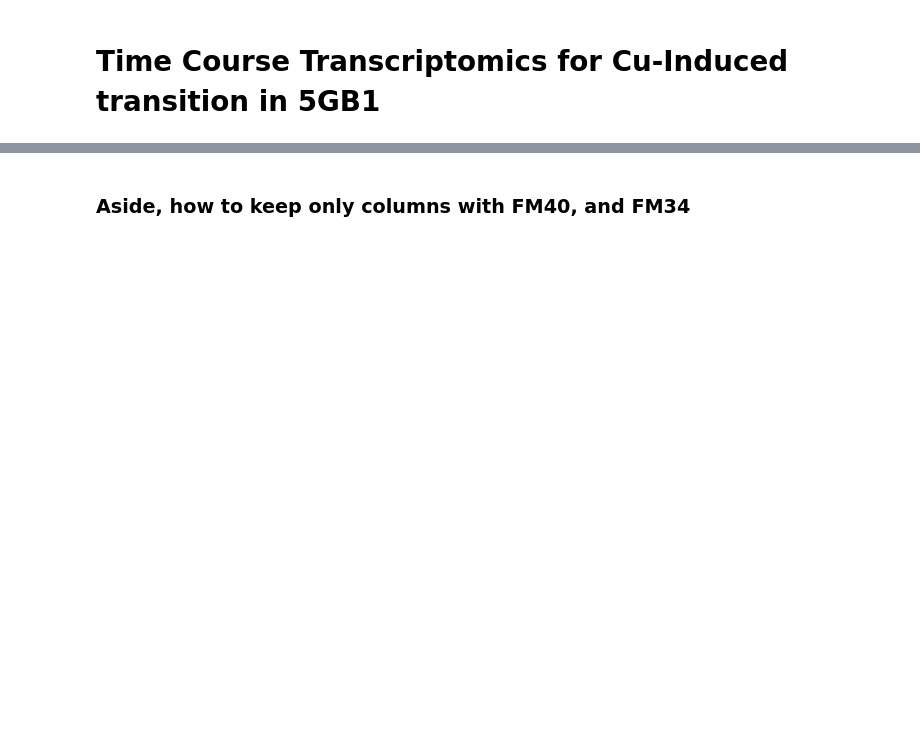
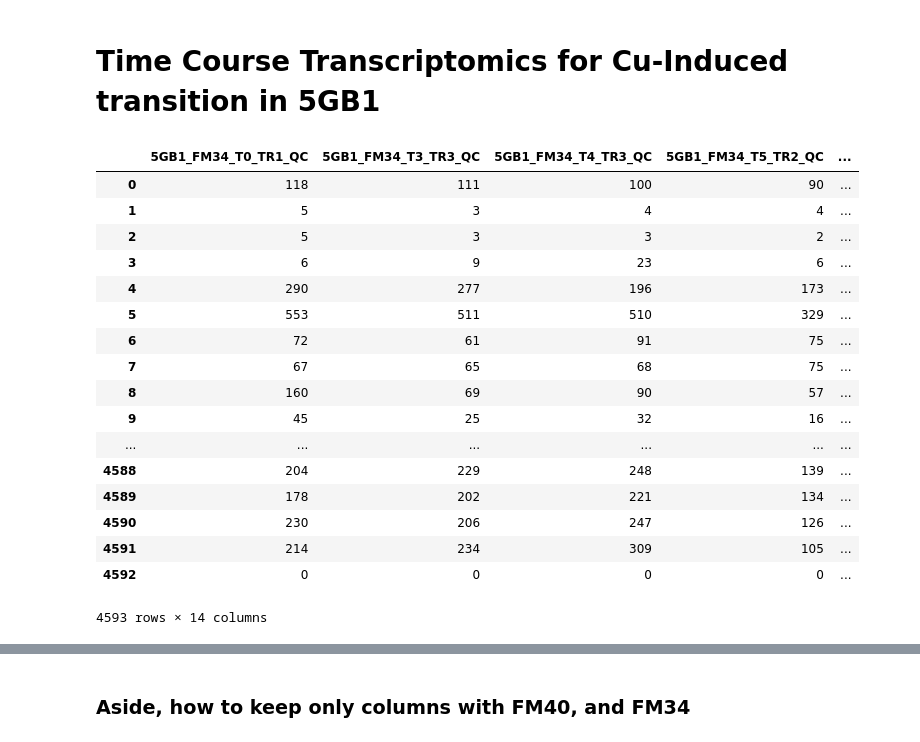
Before and after one commit to JiayuanGuo/Cu_transition_time_course-, a Jupyter notebook: 5GB1_Cu_transition_timecourse_transctriptomics.ipynb, the cells around one changed output, grey strips where cells are left out. Cells and saved outputs as stored; diff of their text form; code cells hidden in the pictures; blank space fills up the shorter version.

```diff
--- a/5GB1_Cu_transition_timecourse_transctriptomics.ipynb
+++ b/5GB1_Cu_transition_timecourse_transctriptomics.ipynb
@@ -8,0 +8,37 @@ columns_list = list(data.columns)
+# %%
+columns_list = list(range(0,9)) + list(range(20,42)) #creating a list of columns that I care about (see below)
+data_1 = data.iloc[:, columns_list] #taking only 0-8 and 20-42 columns removing old FM runs
+# %%
+#Want to sort the data columns (20 - 42) in their timely order. Will split into 2 dataframes, sort, then put together.
+
+first_8 = data_1.iloc[:, 0:9] #new data frame with first 9 columns
+remaining_data = data_1.iloc[:,9:] # new data frame with remaining columns (to be sorted)
+
+
+cols = list(ns.natsorted(remaining_data.columns)) #using natural sort package
+newdf=remaining_data[cols]
+# %%
+data_2 = pd.concat([first_8, newdf], axis = 1)
+# %%
+data_2 = data_2.filter(regex = "QC", axis = 1)
+# %%
+data_2
+# %% [output]
+|  | 5GB1_FM34_T0_TR1_QC | 5GB1_FM34_T3_TR3_QC | 5GB1_FM34_T4_TR3_QC | 5GB1_FM34_T5_TR2_QC | ... |
+| 0 | 118 | 111 | 100 | 90 | ... |
+| 1 | 5 | 3 | 4 | 4 | ... |
+| 2 | 5 | 3 | 3 | 2 | ... |
+| 3 | 6 | 9 | 23 | 6 | ... |
+| 4 | 290 | 277 | 196 | 173 | ... |
+| 5 | 553 | 511 | 510 | 329 | ... |
+| 6 | 72 | 61 | 91 | 75 | ... |
+| 7 | 67 | 65 | 68 | 75 | ... |
+| 8 | 160 | 69 | 90 | 57 | ... |
+| 9 | 45 | 25 | 32 | 16 | ... |
+| ... | ... | ... | ... | ... | ... |
+| 4588 | 204 | 229 | 248 | 139 | ... |
+| 4589 | 178 | 202 | 221 | 134 | ... |
+| 4590 | 230 | 206 | 247 | 126 | ... |
+| 4591 | 214 | 234 | 309 | 105 | ... |
+| 4592 | 0 | 0 | 0 | 0 | ... |
+4593 rows × 14 columns
```
Also changed, not shown: parts of 38 cells of this notebook.
